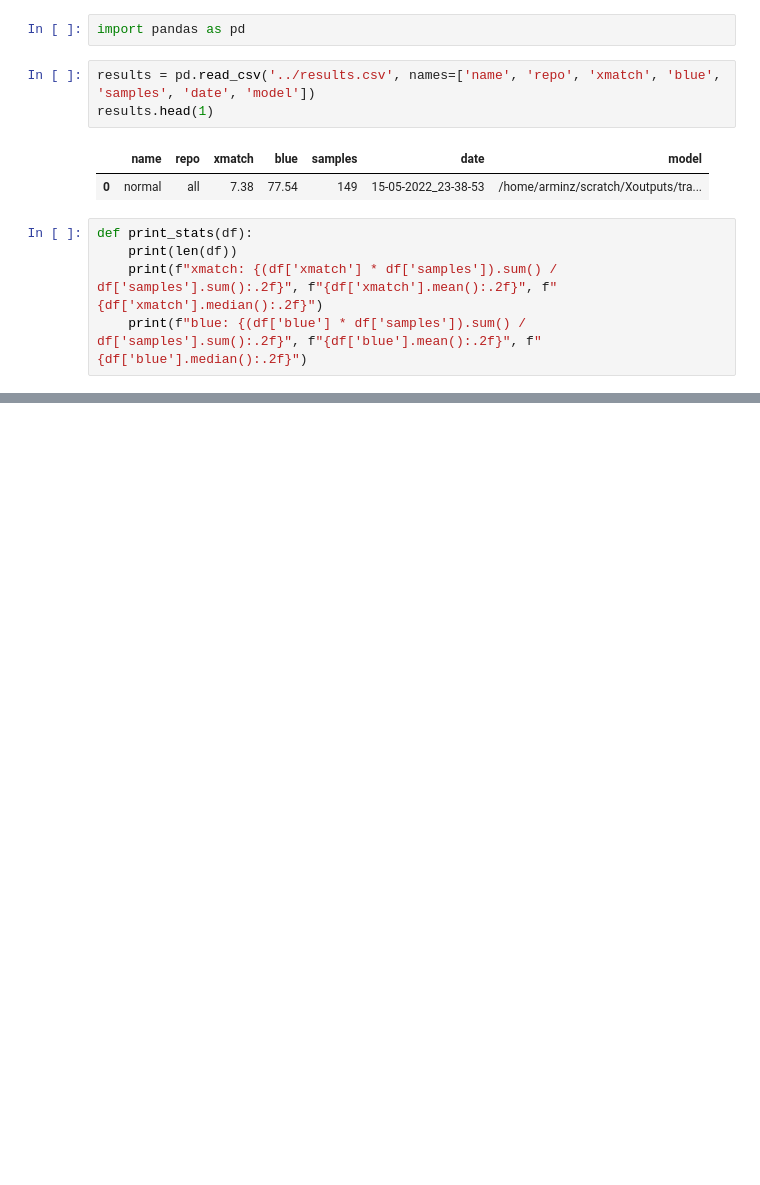
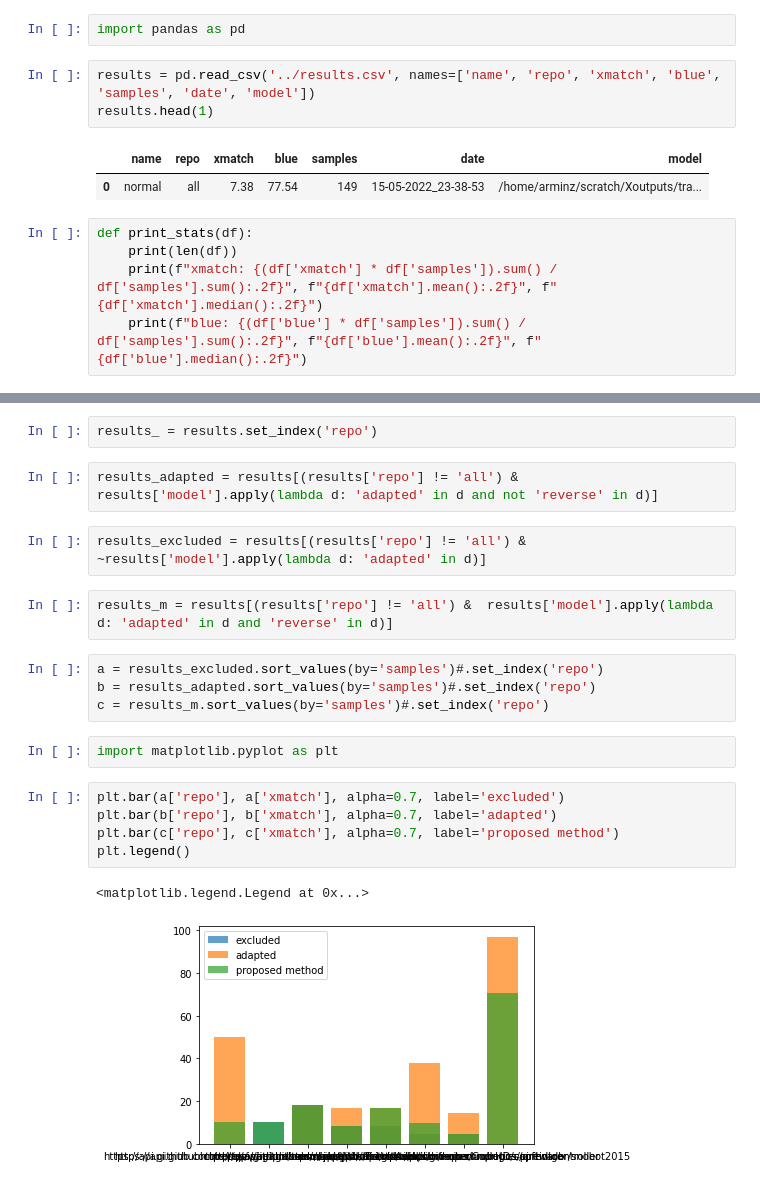
Before and after one commit to arminzirak/CodeXGLUE-DA, a Jupyter notebook: Code-Code/code-refinement/code/analyze_results.ipynb, the cells around one changed output, grey strips where cells are left out. Saved outputs shown, nothing was run; the diff lists cells and outputs as text; blank space fills up the shorter version.

Commit message:
notebooks update results

```diff
--- a/Code-Code/code-refinement/code/analyze_results.ipynb
+++ b/Code-Code/code-refinement/code/analyze_results.ipynb
@@ -31,0 +34,22 @@ blue: 74.50 76.20 75.75
+# %%
+results_ = results.set_index('repo')
+# %%
+results_adapted = results[(results['repo'] != 'all') & results['model'].apply(lambda d: 'adapted' in d and not 'reverse' in d)]
+# %%
+results_excluded = results[(results['repo'] != 'all') &  ~results['model'].apply(lambda d: 'adapted' in d)]
+# %%
+results_m = results[(results['repo'] != 'all') &  results['model'].apply(lambda d: 'adapted' in d and 'reverse' in d)]
+# %%
+a = results_excluded.sort_values(by='samples')#.set_index('repo')
+b = results_adapted.sort_values(by='samples')#.set_index('repo')
+c = results_m.sort_values(by='samples')#.set_index('repo')
+# %%
+import matplotlib.pyplot as plt
+# %%
+plt.bar(a['repo'], a['xmatch'], alpha=0.7, label='excluded')
+plt.bar(b['repo'], b['xmatch'], alpha=0.7, label='adapted')
+plt.bar(c['repo'], c['xmatch'], alpha=0.7, label='proposed method')
+plt.legend()
+# %% [output]
+<matplotlib.legend.Legend at 0x...>
+[figure, added]
```
Also changed, not shown: parts of 9 cells of this notebook, 2 other files.
